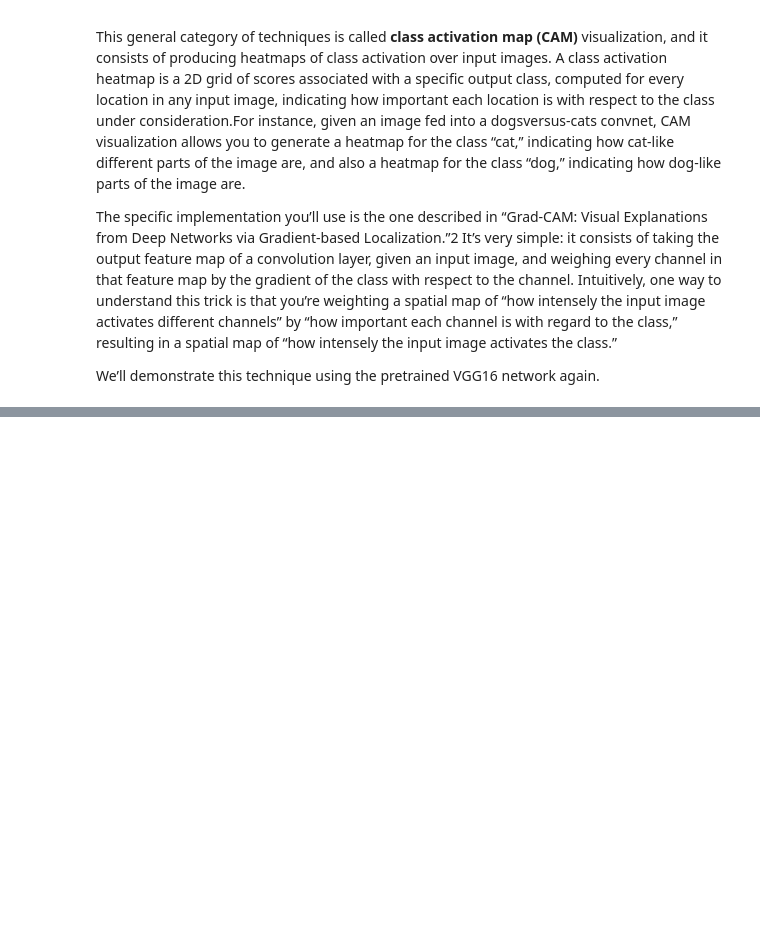
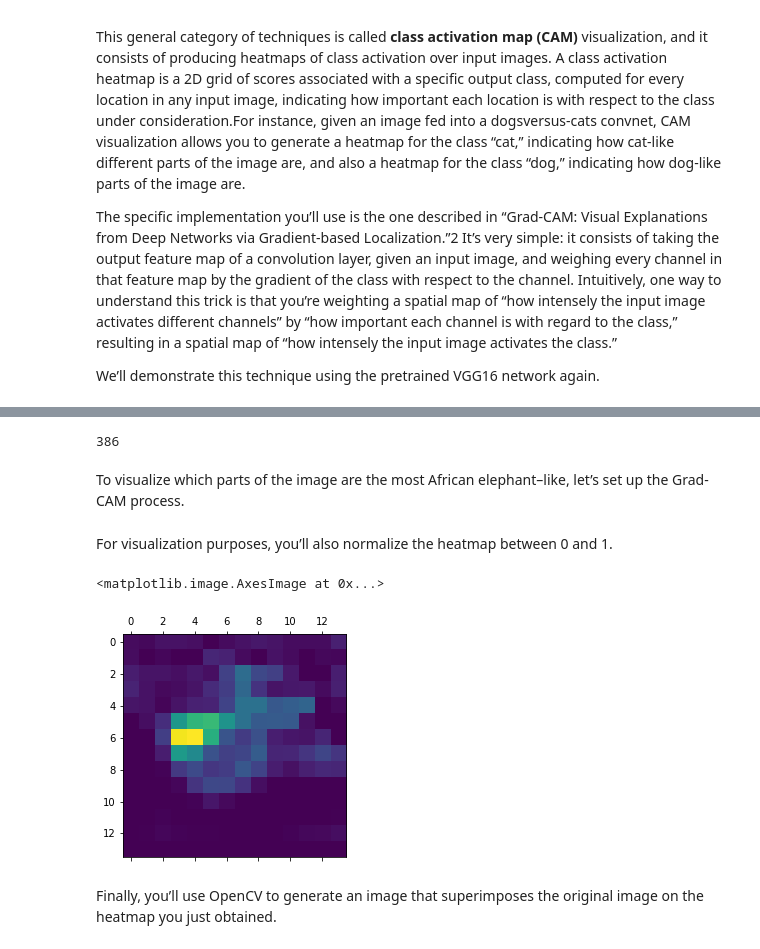
Before and after one commit to zohyan/Deep-Learning-with-python, a Jupyter notebook: 5_4_Visualizing_what_convnets_learn.ipynb, the cells around one changed output, grey strips where cells are left out. Saved outputs shown, nothing was run; the diff lists cells and outputs as text; code cells hidden in the pictures; blank space fills up the shorter version.

```diff
--- a/5_4_Visualizing_what_convnets_learn.ipynb
+++ b/5_4_Visualizing_what_convnets_learn.ipynb
@@ -313,0 +361,58 @@ We’ll demonstrate this technique using the pretrained VGG16 network again.
+# %%
+np.argmax(preds[0])
+# %% [output]
+386
+# %% [markdown]
+To visualize which parts of the image are the most African elephant–like, let’s set up the Grad-CAM process.
+# %%
+# Setting up the Grad-CAM algorithm
+
+# “African elephant” entry in the prediction vector
+african_elephant_output = model.output[:, 386]
+
+# Output feature map of the block5_conv3 layer,
+# the last convolutional layer in VGG16
+last_conv_layer = model.get_layer('block5_conv3')
+
+# Gradient of the “African elephant” class with regard
+# to the output feature map of block5_conv3
+grads = K.gradients(african_elephant_output, last_conv_layer.output)[0]
+
+# Vector of shape (512,), where each entry is the mean intensity of
+# the gradient over a specific feature-map channel
+pooled_grads = K.mean(grads, axis=(0, 1, 2))
+
+# Lets you access the values of the quantities you just defined:
+# pooled_grads and the output feature map of block5_conv3, given a sample image
+iterate = K.function([model.input], [pooled_grads, last_conv_layer.output[0]])
+
+# Lets you access the values of the quantities
+# you just defined: pooled_grads and the
+# output feature map of block5_conv3, given
+# a sample image
+pooled_grads_value, conv_layer_output_value = iterate([x])
+
+# Multiplies each channel in the
+# feature-map array by “how
+important this
+channel is” with
+regard to the
+“elephant” class
+for i in range(512):
+    conv_layer_output_value[:, :, i] *= pooled_grads_value[i]
+
+# The channel-wise mean of the resulting feature map
+# is the heatmap of the class activation.
+heatmap = np.mean(conv_layer_output_value, axis=-1)
+# %% [markdown]
+For visualization purposes, you’ll also normalize the heatmap between 0 and 1.
+# %%
+# Heatmap post-processing
+heatmap = np.maximum(heatmap, 0)
+heatmap /= np.max(heatmap)
+plt.matshow(heatmap)
+# %% [output]
+<matplotlib.image.AxesImage at 0x...>
+[figure, added]
+# %% [markdown]
+Finally, you’ll use OpenCV to generate an image that superimposes the original image on the heatmap you just obtained.
```
Also changed, not shown: parts of 9 cells of this notebook, 2 other files.
